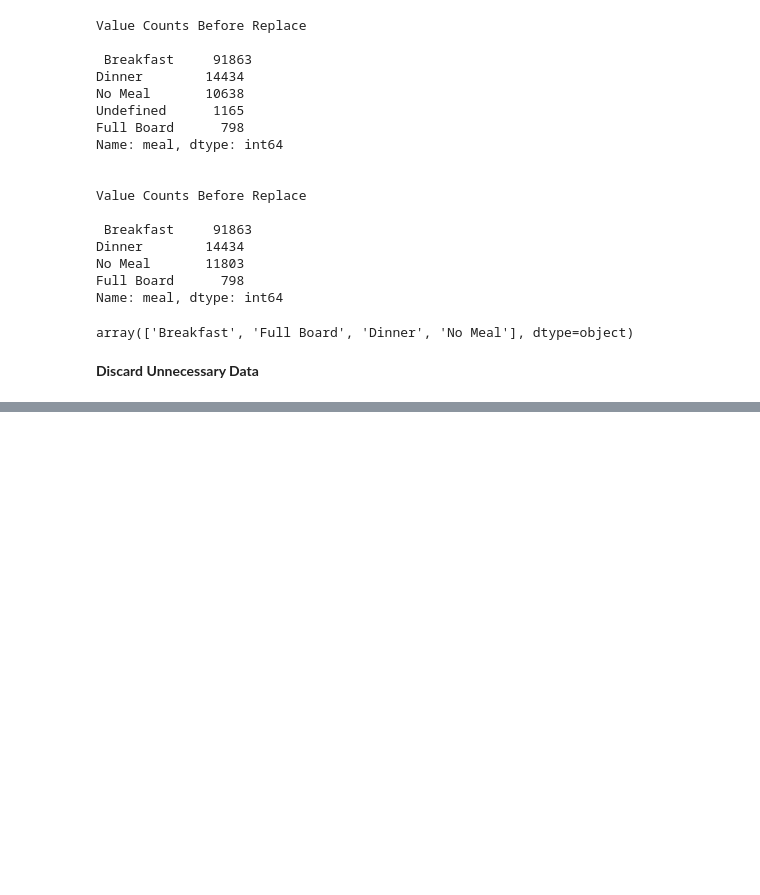
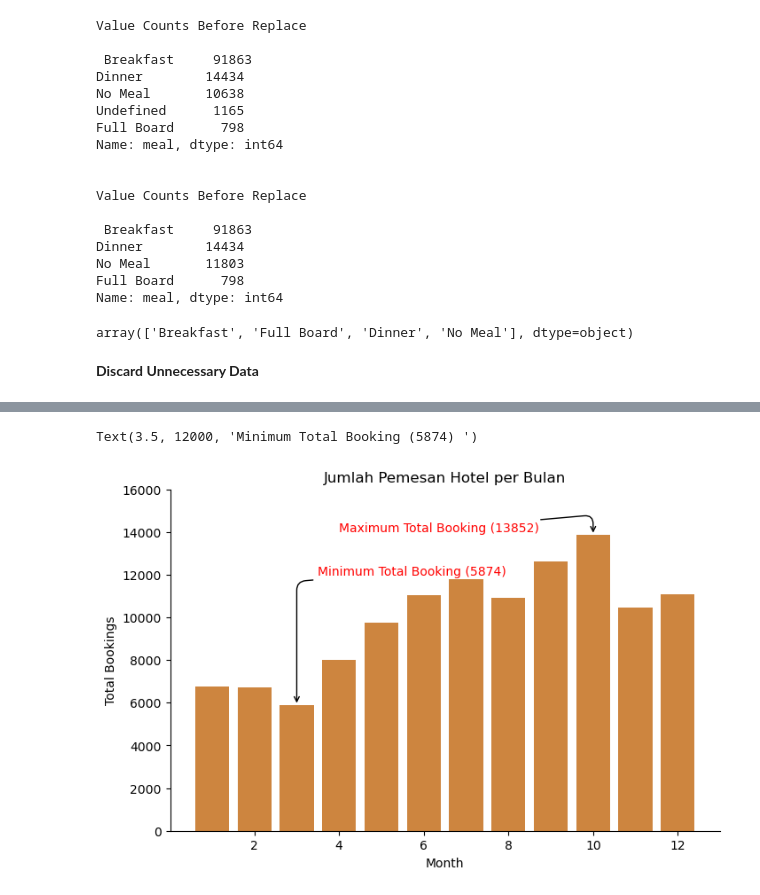
Before and after one commit to JodhiKrisantus/Investigate-Business-Hotel-using-Data-Visualization, a Jupyter notebook: Investigate Hotel Business Data Visualization-Jodhi.ipynb, the cells around one changed output, grey strips where cells are left out. Saved outputs shown, nothing was run; the diff lists cells and outputs as text; code cells hidden in the pictures; blank space fills up the shorter version.

```diff
--- a/Investigate Hotel Business Data Visualization-Jodhi.ipynb
+++ b/Investigate Hotel Business Data Visualization-Jodhi.ipynb
@@ -210,0 +244,9 @@ df
+# %%
+df_total_booking = pd.pivot_table( data=df,index=['arrival_date_month'],columns=['hotel','arrival_date_year'], values='index', aggfunc='count',fill_value=0 )
+df_total_booking.reset_index(inplace=True)
+df_total_booking.columns = ['arrival_date_month','2017 City Hotel','2018 City Hotel','2019 City Hotel',
+                            '2017 Resort Hotel','2018 Resort Hotel','2019 Resort Hotel']
+df_total_booking['arrival_date_month'] = pd.to_datetime( df_total_booking['arrival_date_month'], format='%B' ).dt.month
+df_total_booking = df_total_booking.sort_values(by='arrival_date_month')
+
+df_total_booking
@@ -210,0 +320,5 @@ df
+# %%
+df_total_booking_month = df_total_booking[['arrival_date_month']]
+df_total_booking_month['Total Booking'] = (df_total_booking['2017 City Hotel']+df_total_booking['2018 City Hotel']+df_total_booking['2019 City Hotel']+
+                                           df_total_booking['2017 Resort Hotel']+df_total_booking['2018 Resort Hotel']+df_total_booking['2019 Resort Hotel'])
+df_total_booking_month
@@ -210,0 +339,18 @@ df
+# %%
+# df_booking_month.plot(x='arrival_date_month', y='index', kind='bar', stacked=True)
+plt.figure(figsize=(8,5))
+plt.bar(data=df_total_booking_month, x='arrival_date_month', height='Total Booking', color = 'peru')
+plt.title('Jumlah Pemesan Hotel per Bulan')
+plt.xlabel('Month')
+plt.ylim(0,16000)
+plt.ylabel('Total Bookings')
+sns.despine(top=True, right=True)
+plt.annotate(text='Maximum Total Booking (13852)', xy=(10,max(df_total_booking_month['Total Booking'])), xytext=(4,14000),
+             arrowprops=dict(arrowstyle="->",connectionstyle="angle,angleA=5,angleB=90,rad=10"),color='red'
+             )
+plt.annotate(text='Minimum Total Booking (5874) ', xy=(3,min(df_total_booking_month['Total Booking'])), xytext=(3.5,12000),
+             arrowprops=dict(arrowstyle="->",connectionstyle="angle,angleA=5,angleB=90,rad=10"),color='red'
+             )
+# %% [output]
+Text(3.5, 12000, 'Minimum Total Booking (5874) ')
+[figure, added]
```
Also changed, not shown: parts of 13 cells of this notebook.
